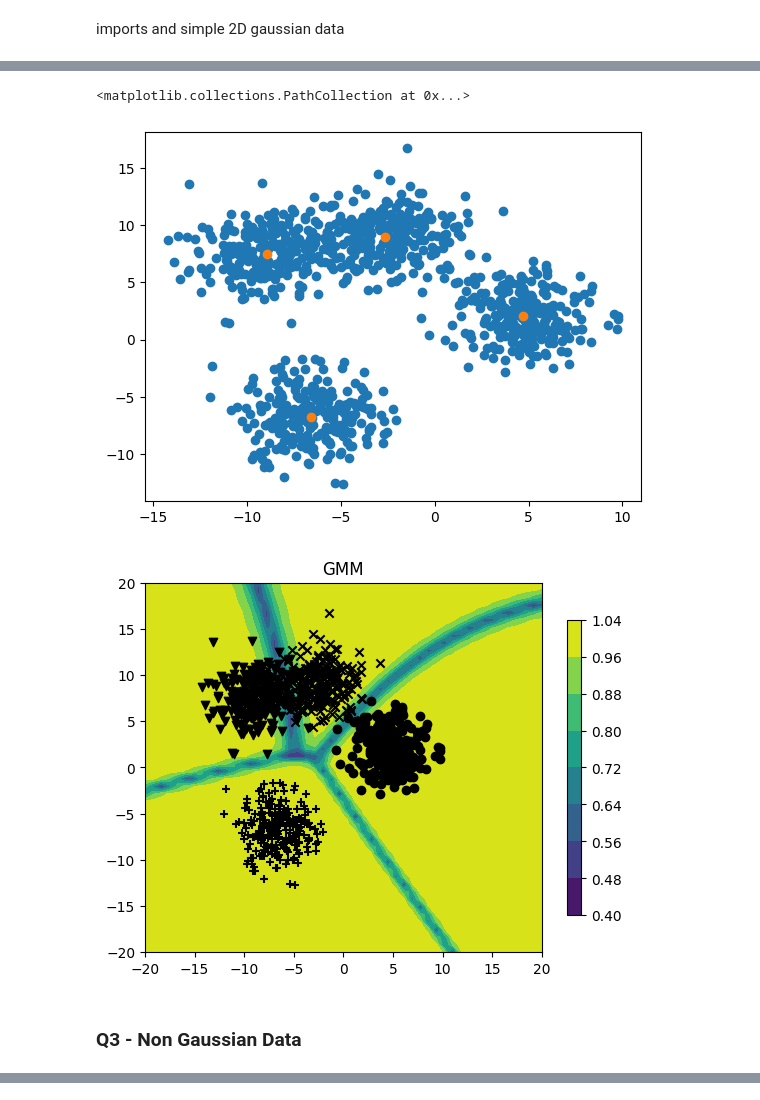
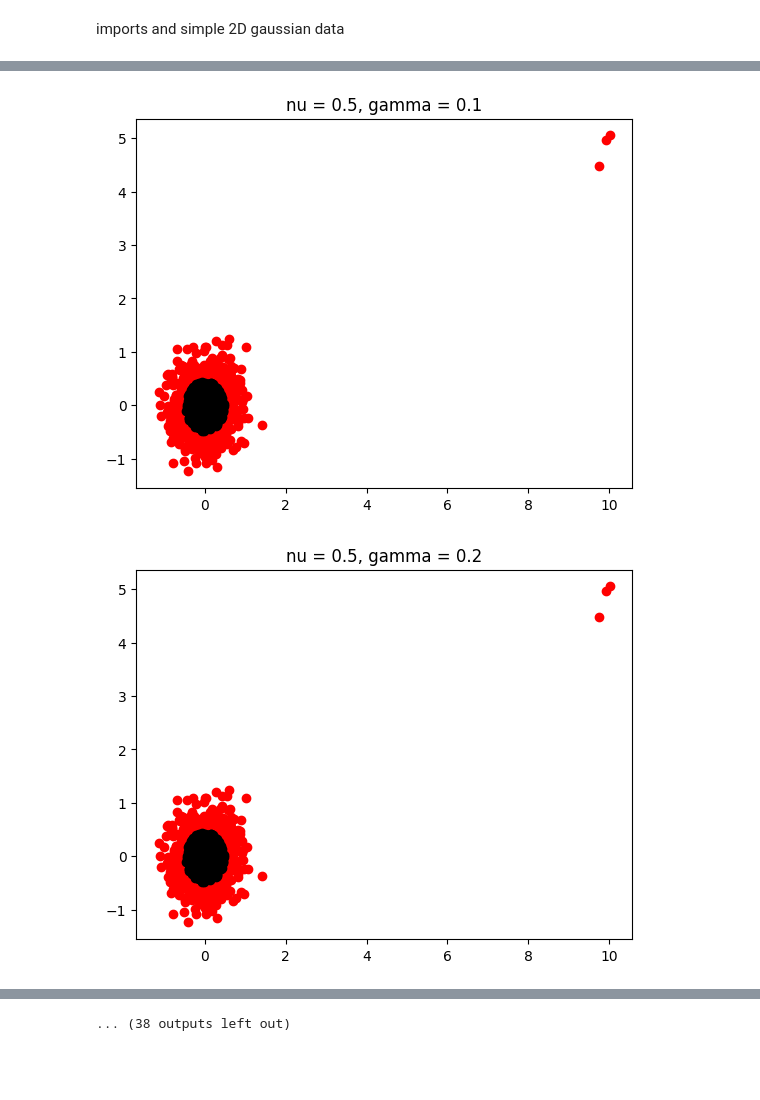
Before and after one commit to manueljmockus/XAI, a Jupyter notebook: tme9/tme9.ipynb, the cells around one changed output, grey strips where cells are left out. Drawn from its saved outputs; the diff is of its cells as text; code cells hidden in the pictures; blank space fills up the shorter version.

```diff
--- a/tme9/tme9.ipynb
+++ b/tme9/tme9.ipynb
@@ -180,24 +46,16 @@ plt.show()
-# %%
-gm = GaussianMixture(n_components=NB_classes, random_state=42).fit(data)
-plt.scatter(data.T[0],data.T[1])
-plt.scatter(gm.means_[:,0], gm.means_[:,1])
-# %% [output]
-<matplotlib.collections.PathCollection at 0x...>
-[figure, removed]
-# %%
-pred = gm.predict_proba(XX)
-Z = np.max(gm.predict_proba(XX), axis = 1)
-Z = Z.reshape(X.shape)
-CS = plt.contourf(
-    X, Y, Z
-)
-for i in range(NB_classes):
-    plt.scatter(data[labels == i].T[0],data[labels == i].T[1], marker= markers[i], color = 'black')
-CB = plt.colorbar(CS, shrink=0.8, extend="both")
-plt.title("GMM")
-
-plt.show()
-# %% [output]
-[figure, removed]
-# %% [markdown]
-### Q3 - Non Gaussian Data
+# %%
+
+for nu in [0.5, 0.2, 1e-1, 1e-2, 1e-3]:
+    for gamma in np.arange(1,11):
+        gamma = gamma/10.
+        clf = OneClassSVM(nu = nu, gamma= gamma)
+        clf.fit(data)
+        y = clf.predict(data)
+
+        plt.scatter(data[y == -1].T[0],data[y == -1].T[1], marker= markers[i], color = 'red')
+        plt.scatter(data[y == 1].T[0],data[y == 1].T[1], marker= markers[i], color = 'black')
+        plt.title(f"nu = {nu}, gamma = {gamma}" )
+        plt.show()
+# %% [output]
+[figure, added]
+[figure, added]
@@ -204 +72,2 @@ plt.show()
+... (38 outputs left out)
 # %%
```
Also changed, not shown: parts of 30 cells of this notebook.
